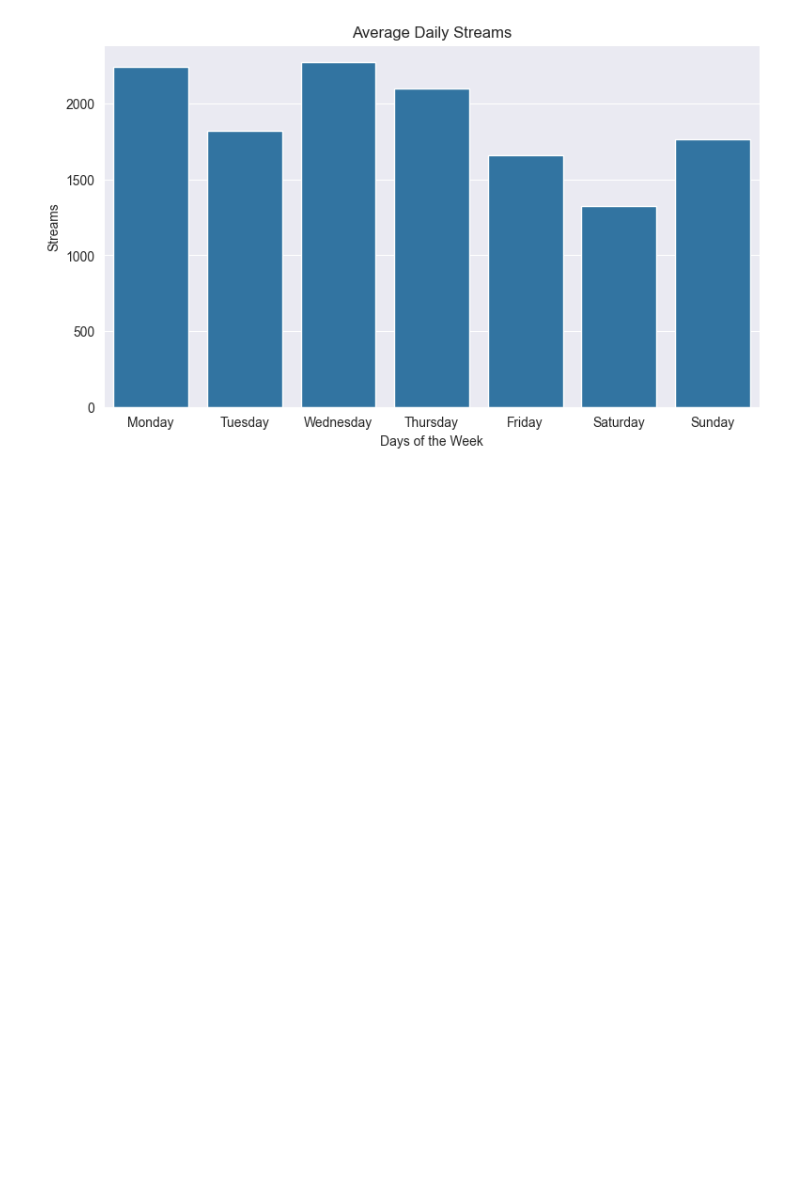
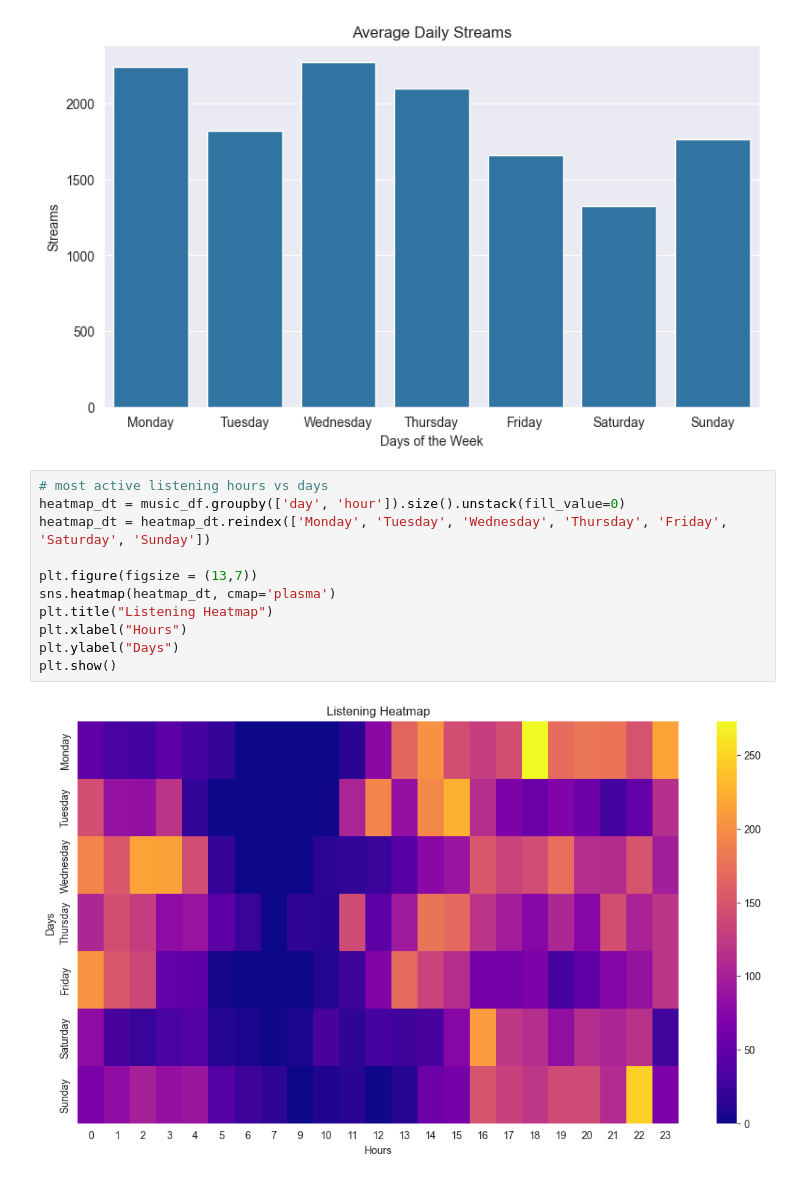
Before and after one commit to chinenyeenete/wrappedify, a Jupyter notebook: wrapped-data.ipynb, the cells around one changed output. Cells and saved outputs as stored; diff of their text form; blank space fills up the shorter version.

Commit message:
added heatmap

```diff
--- a/wrapped-data.ipynb
+++ b/wrapped-data.ipynb
@@ -68,3 +68,16 @@ plt.ylabel('Streams')
 plt.show()
 # %% [output]
 [figure]
+# %%
+# most active listening hours vs days
+heatmap_dt = music_df.groupby(['day', 'hour']).size().unstack(fill_value=0)
+heatmap_dt = heatmap_dt.reindex(['Monday', 'Tuesday', 'Wednesday', 'Thursday', 'Friday', 'Saturday', 'Sunday'])
+
+plt.figure(figsize = (13,7))
+sns.heatmap(heatmap_dt, cmap='plasma')
+plt.title("Listening Heatmap")
+plt.xlabel("Hours")
+plt.ylabel("Days")
+plt.show()
+# %% [output]
+[figure, added]
```
